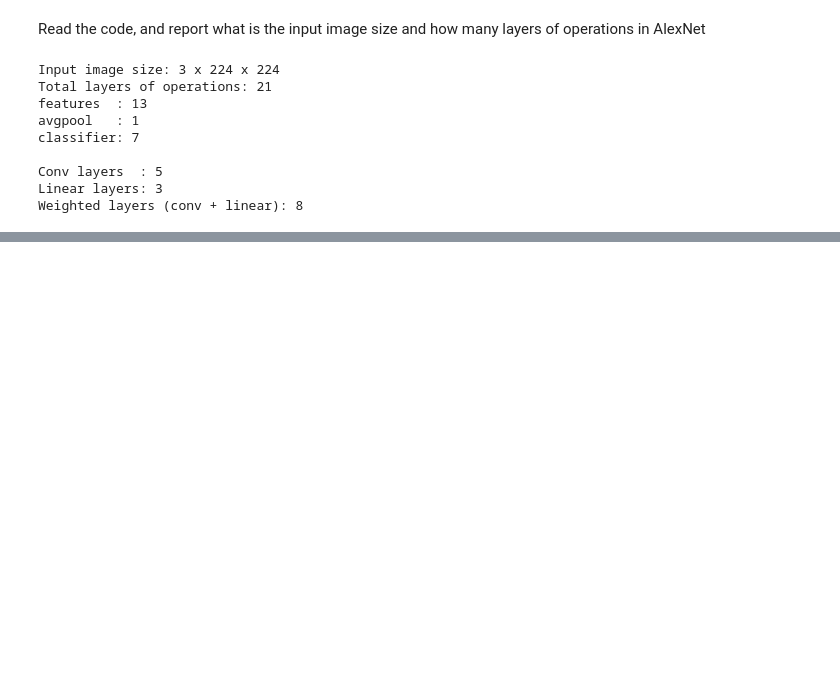
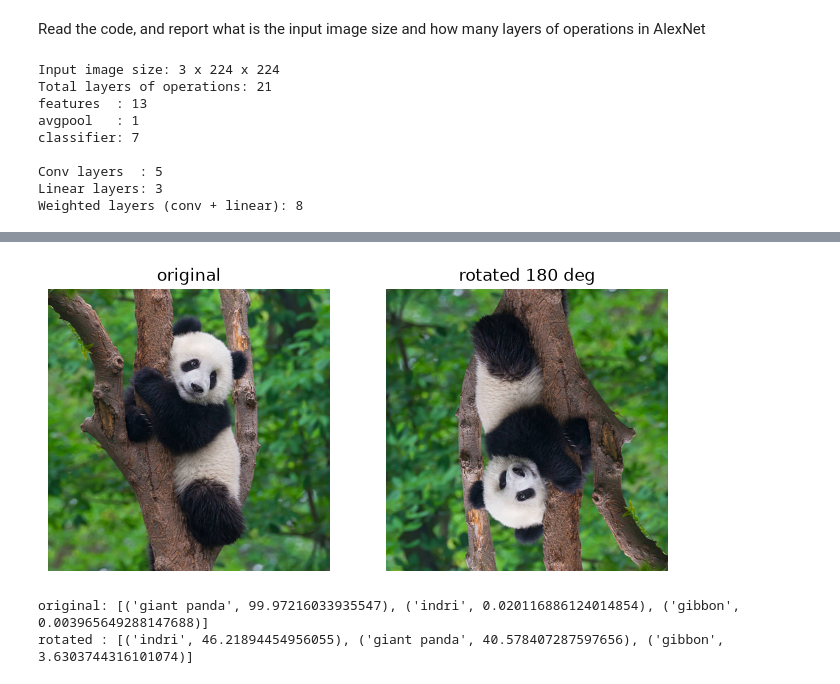
Before and after one commit to hamidurrk/LUT_exercises, a Jupyter notebook: AI_ML/FAIML_E5/Simple_CNN.ipynb, the cells around one changed output, grey strips where cells are left out. Saved outputs shown, nothing was run; the diff lists cells and outputs as text; code cells hidden in the pictures; blank space fills up the shorter version.

```diff
--- a/AI_ML/FAIML_E5/Simple_CNN.ipynb
+++ b/AI_ML/FAIML_E5/Simple_CNN.ipynb
@@ -234,0 +238,23 @@ Weighted layers (conv + linear): 8
+# %%
+def predict(img_or_tensor, topk=3):
+    x = img_or_tensor if torch.is_tensor(img_or_tensor) else preprocess(img_or_tensor).unsqueeze(0)
+    if torch.cuda.is_available():
+        x = x.to('cuda')
+    with torch.no_grad():
+        p = torch.nn.functional.softmax(model(x), dim=1)[0] * 100
+    top = torch.topk(p, topk)
+    return [(key_to_classname[class_id_to_key[i]].split(',')[0], v.item()) for v, i in zip(top.values, top.indices)]
+
+# Failure 1: panda turned upside down
+panda = Image.open('./panda.jpg').convert('RGB')
+flipped = panda.rotate(180)
+fig, ax = plt.subplots(1, 2, figsize=(8, 4))
+for a, im, t in zip(ax, [panda, flipped], ['original', 'rotated 180 deg']):
+    a.imshow(im); a.axis('off'); a.set_title(t)
+plt.show()
+print('original:', predict(panda))
+print('rotated :', predict(flipped))
+# %% [output]
+[figure, added]
+original: [('giant panda', 99.97216033935547), ('indri', 0.020116886124014854), ('gibbon', 0.003965649288147688)]
+rotated : [('indri', 46.21894454956055), ('giant panda', 40.578407287597656), ('gibbon', 3.6303744316101074)]
```
Also changed, not shown: parts of 4 cells of this notebook, 1 other file.
